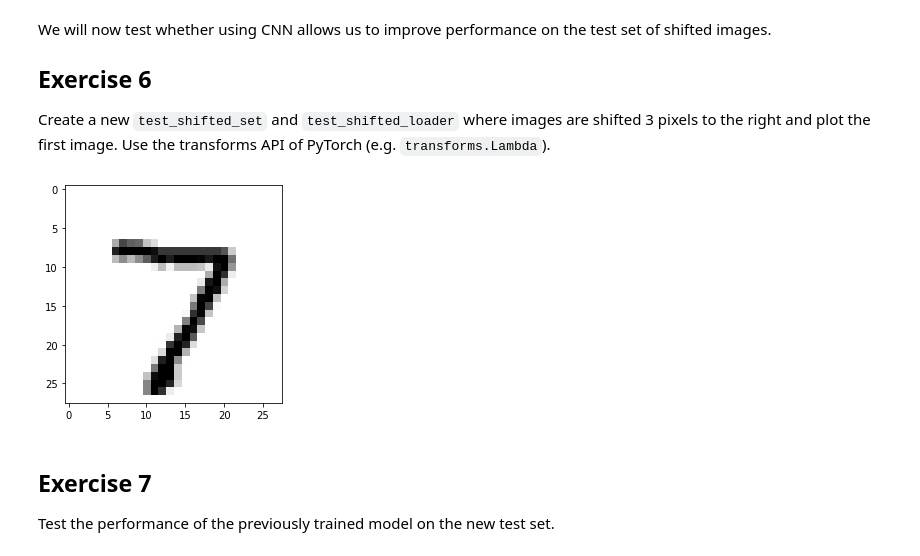
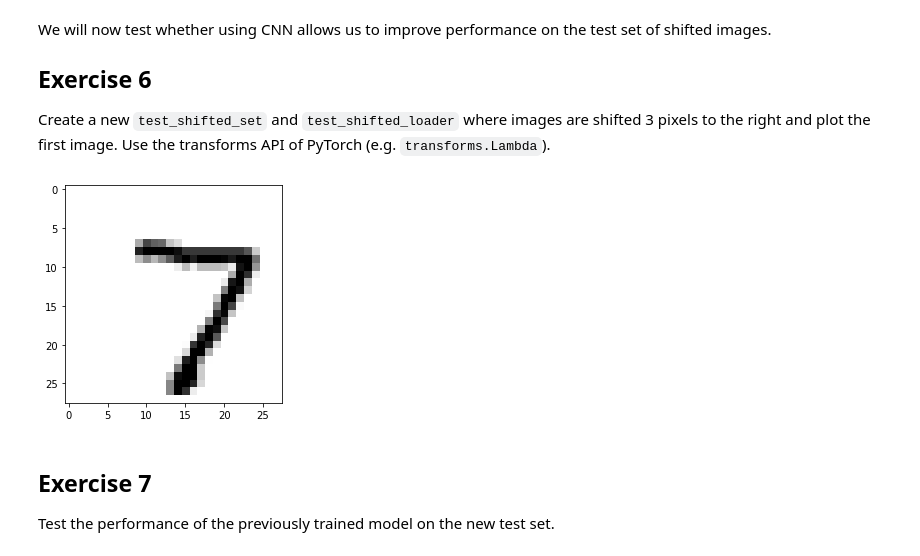
Before and after one commit to YosefGuevara012/DeepLearning_and_computer_vision_for_Marine_Robotics, a Jupyter notebook: TP_03_CNNs_and_transfer_learning.ipynb, the cells around one changed output. Drawn from its saved outputs; the diff is of its cells as text; code cells hidden in the pictures.

Commit message:
TP 03 CNN transfer learning fully completed

```diff
--- a/TP_03_CNNs_and_transfer_learning.ipynb
+++ b/TP_03_CNNs_and_transfer_learning.ipynb
@@ -344,37 +354,3 @@ In this case the speed-up may not be too noticeable because the model is small.
 ## Exercise 5
 
 Try changing the number of filters of the first convolution to 16 and the next to 36.
-# %%
-class Net(nn.Module):
-    def __init__(self):
-        ### BEGIN SOLUTION
-        super().__init__()
-        self.net = nn.Sequential(
-            # The number of filters in a Convolutional layer are the
-            # output channels, so for this excercise we only need to change
-            # those values.
-            nn.Conv2d(in_channels=1,  out_channels=16, kernel_size=5, stride=1),
-            nn.ReLU(),
-            nn.MaxPool2d(kernel_size = 2),
-            # The number of filters determine the depth of the output layer.
-            # Higher the number of filters, higher is the possibility to learn
-            # From complex data, but can result in an overfitting.
-            nn.Conv2d(16, 32, 5),
-            nn.ReLU(),
-            nn.MaxPool2d(2),
-            nn.Flatten(),
-            nn.Linear(512, 256),
-            nn.ReLU(),
-            nn.Linear(256, 84),
-            nn.ReLU(),
-            nn.Linear(84, 10)
-        )
-
-    def forward(self, x):
-        return self.net(x)
-
-        ### END SOLUTION
-
-model = Net()
-x = torch.randn((1,1, 28, 28))
-model(x)
@@ -435,28 +418,27 @@ We will now test whether using CNN allows us to improve performance on the test
 ## Exercise 6
 Create a new `test_shifted_set` and `test_shifted_loader` where images are shifted 3 pixels to the right and plot the first image. Use the transforms API of PyTorch (e.g. `transforms.Lambda`).
 # %%
+# Code adjusted
 transform = transforms.Compose(
     [
      ### BEGIN SOLUTION
      # converst the input from a PIL to a tensor
      transforms.ToTensor(),
-     # Select the last 3 channels of the image
-     transforms.Lambda(lambda img: img[:,:,3:]),
-     # Pads the images with ceros in the left side
-     transforms.Lambda(lambda img: torch.nn.functional.pad(img,(3,0,0,0))),
+     #  shift of 3 pixels to the input image to the right
+     transforms.Lambda(lambda x: torch.roll(x, shifts=3)),
      # Normalice the image
      transforms.Normalize((0.5,), (0.5,))
      ### END SOLUTION
     ])
 
 test_shifted_set = torchvision.datasets.MNIST('data/mnist', download=True, train=False, transform=transform)
 
 test_shifted_loader = torch.utils.data.DataLoader(test_shifted_set, batch_size=batch_size)
 
 plt.imshow(test_shifted_set[0][0][0], cmap='gray_r')
 plt.show()
 # %% [output]
-[figure, old version]
+[figure, new version]
 # %% [markdown]
 ## Exercise 7
 
```
Also changed, not shown: parts of 41 cells of this notebook.
